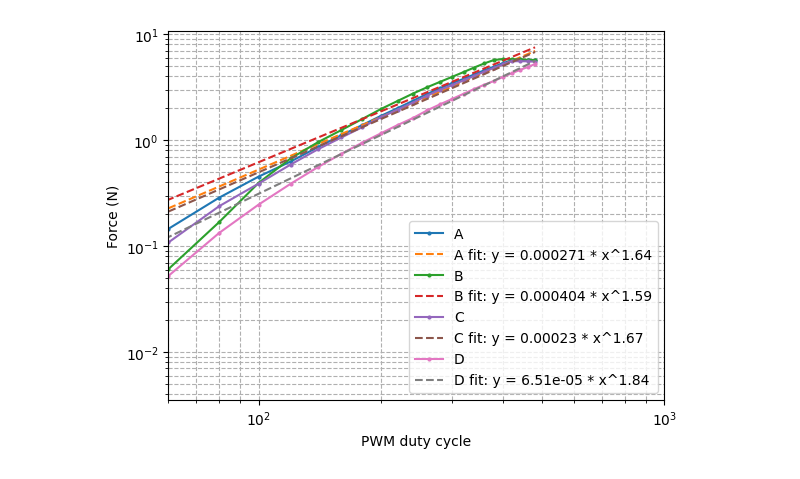
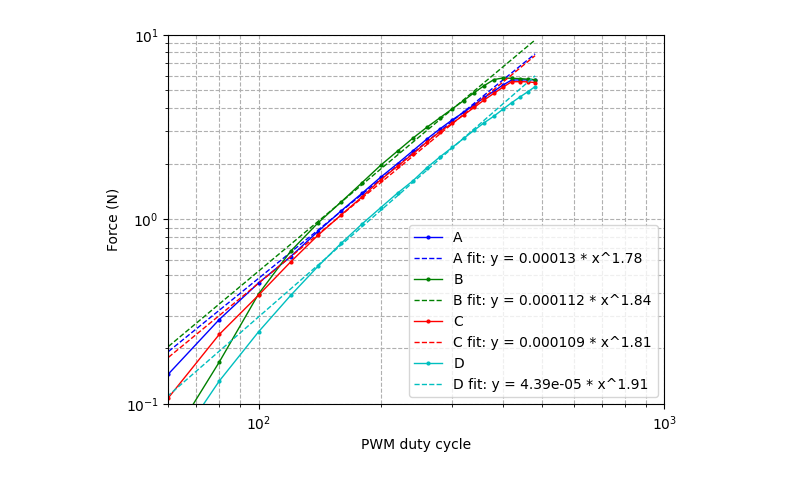
Before and after one commit to lpender3672/propeller-acoustics, a Jupyter notebook: loading/graphs.ipynb, the cells around one changed output. Drawn from its saved outputs; the diff is of its cells as text; code cells hidden in the pictures.

Commit message:
power law graph

```diff
--- a/loading/graphs.ipynb
+++ b/loading/graphs.ipynb
@@ -6,6 +6,7 @@ import matplotlib.pyplot as plt
 
 datasets = ["A", "B", "C", "D"]
 
+colours = ['b', 'g', 'r', 'c' , 'm', 'y', 'k']
 
 for dataset in datasets:
     try:
@@ -19,36 +20,41 @@ for dataset in datasets:
     forcelist = []
 
     for line in data:
         speedraw, forceraw = line.split(',')
         speedstr = speedraw.split(':')[1].strip()
         forcestr = forceraw.split(':')[1].strip()
 
         speed = float(speedstr)
         force = float(forcestr)
 
         speedlist.append(speed)
         forcelist.append(force)
 
-    plt.loglog(speedlist, forcelist, label=dataset, marker='o', markersize=2)
+    c = colours.pop(0)
+
+    plt.loglog(speedlist, forcelist, label=dataset, marker='o', markersize=2, linewidth=1, color=c)
     # plot linear fit line
     speedlist = np.array(speedlist)
-    speedlist_f = speedlist[100 < speedlist]
+    speedlist_f = speedlist[np.bitwise_and(100 < speedlist, speedlist < 400)]
     x = np.log10(speedlist_f)
     forcelist = np.array(forcelist)
-    forcelist_f = forcelist[100 < speedlist]
+    forcelist_f = forcelist[np.bitwise_and(100 < speedlist, speedlist < 400)]
     y = np.log10(forcelist_f)
 
     n, log_A = np.polyfit(x, y, 1)
     A = 10**log_A
-    plt.loglog(speedlist, A * speedlist**n, linestyle='--', label=f"{dataset} fit: y = {A:.3g} * x^{n:.2f}")
+    plt.loglog(speedlist, A * speedlist**n, linestyle='--',
+               label=f"{dataset} fit: y = {A:.3g} * x^{n:.2f}", color=c, linewidth=1)
 
 plt.xlim(60, 1e3)
+plt.ylim(1e-1, 1e1)
 
 plt.xlabel("PWM duty cycle")
 plt.ylabel("Force (N)")
 
 plt.grid(which='both', linestyle='--')
 plt.legend()
-plt.show()
+
+plt.savefig("power_law.png", dpi=300)
 # %% [output]
-[figure, old version]
+[figure, new version]
```
Also changed, not shown: parts of 1 cell of this notebook, 1 other file.
